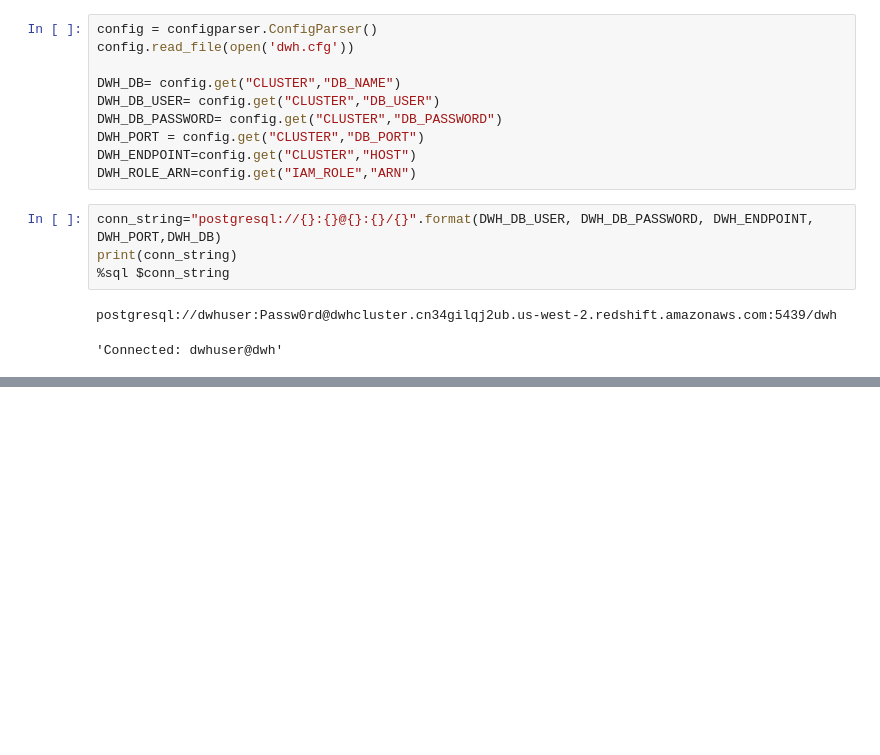
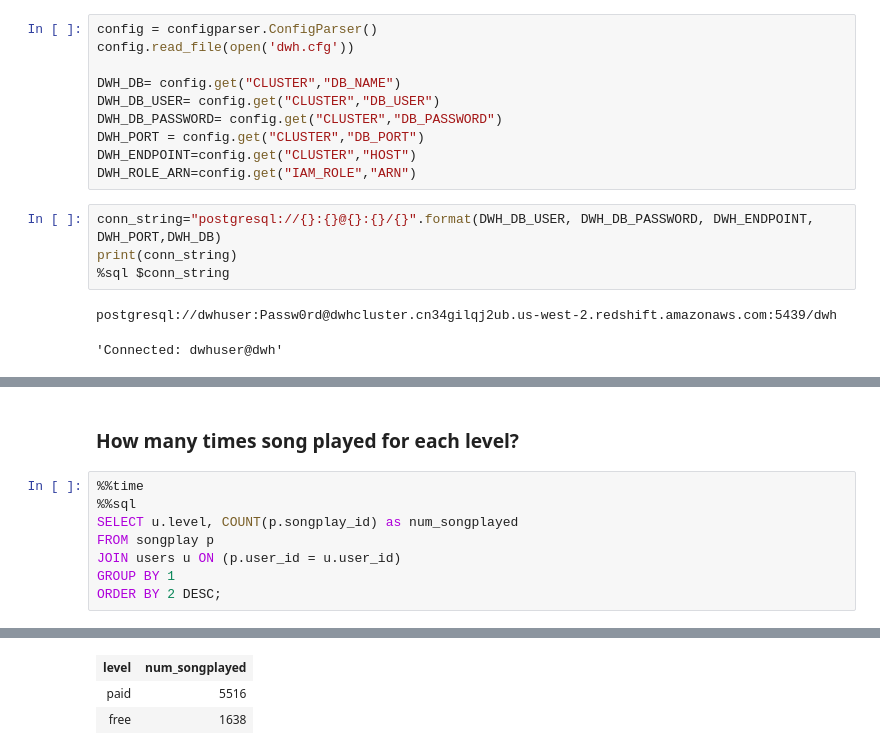
Before and after one commit to vegapunk-hiroshi/project3_datawarehouse, a Jupyter notebook: ExampleAnalysis.ipynb, the cells around one changed output, grey strips where cells are left out. Saved outputs shown, nothing was run; the diff lists cells and outputs as text; blank space fills up the shorter version.

```diff
--- a/ExampleAnalysis.ipynb
+++ b/ExampleAnalysis.ipynb
@@ -54,3 +54,14 @@ Wall time: 4.82 s
 | 4 | 1078 |
 | 6 | 647 |
 | 0 | 408 |
+# %% [markdown]
+### How many times song played for each level?
+# %%
+%%time
+%%sql
+SELECT u.level, COUNT(p.songplay_id) as num_songplayed
+FROM songplay p
+JOIN users u ON (p.user_id = u.user_id)
+GROUP BY 1
+ORDER BY 2 DESC;
+# %% [output]
@@ -56,0 +72,3 @@ Wall time: 4.82 s
+| level | num_songplayed |
+| paid | 5516 |
+| free | 1638 |
```
Also changed, not shown: parts of 5 cells of this notebook, 2 other files.
